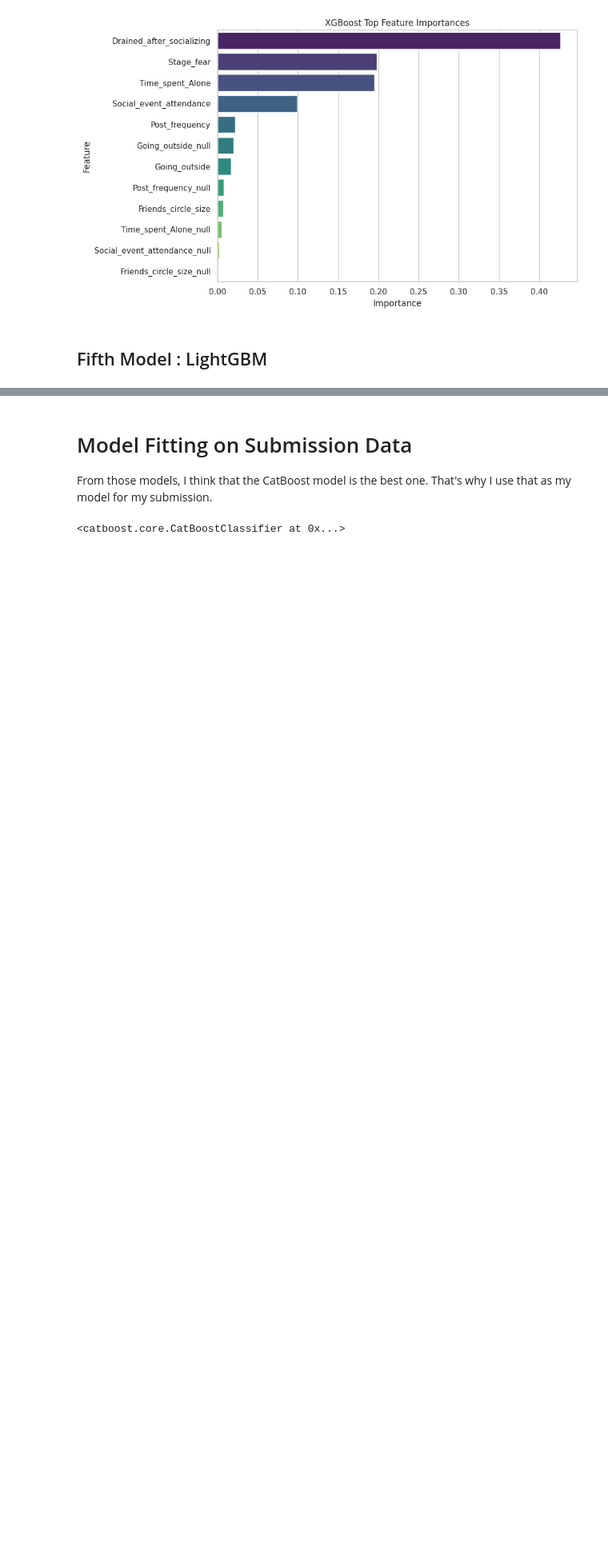
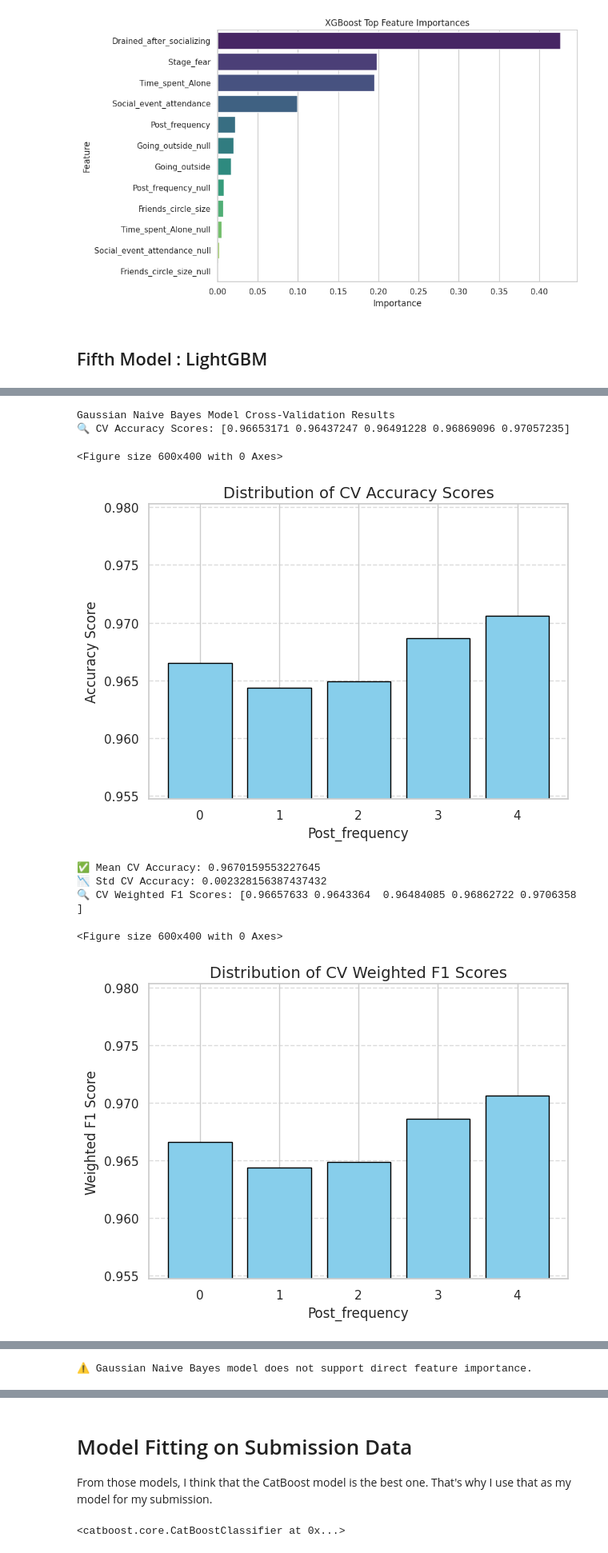
Before and after one commit to m-arifin-ilham/introvert-extrovert-classifier, a Jupyter notebook: introvert-extrovert-prediction.ipynb, the cells around one changed output, grey strips where cells are left out. Shown at 80% size. Drawn from its saved outputs; the diff is of its cells as text; code cells hidden in the pictures; blank space fills up the shorter version.

Commit message:
Kaggle Notebook | Introvert-Extrovert Prediction | Version 10 | Soft - Hard Voting with Decision Tree, Random Forest, CatBoost, XGBoost, LGBoost, Gaussian Naive Bayes and SVM

```diff
--- a/introvert-extrovert-prediction.ipynb
+++ b/introvert-extrovert-prediction.ipynb
@@ -1043,0 +1046,17 @@ import lightgbm as lgb
+# %%
+# Import helpful libraries
+from sklearn.naive_bayes import GaussianNB
+nb_model = GaussianNB()
+
+# Run cv_analysis
+cv_analysis(nb_model, "Gaussian Naive Bayes")
+# %% [output]
+Gaussian Naive Bayes Model Cross-Validation Results
+🔍 CV Accuracy Scores: [0.96653171 0.96437247 0.96491228 0.96869096 0.97057235]
+<Figure size 600x400 with 0 Axes>
+[figure, added]
+✅ Mean CV Accuracy: 0.9670159553227645
+📉 Std CV Accuracy: 0.002328156387437432
+🔍 CV Weighted F1 Scores: [0.96657633 0.9643364  0.96484085 0.96862722 0.9706358 ]
+<Figure size 600x400 with 0 Axes>
+[figure, added]
@@ -1043,0 +1079 @@ import lightgbm as lgb
+⚠️ Gaussian Naive Bayes model does not support direct feature importance.
```
Also changed, not shown: parts of 15 cells of this notebook.
